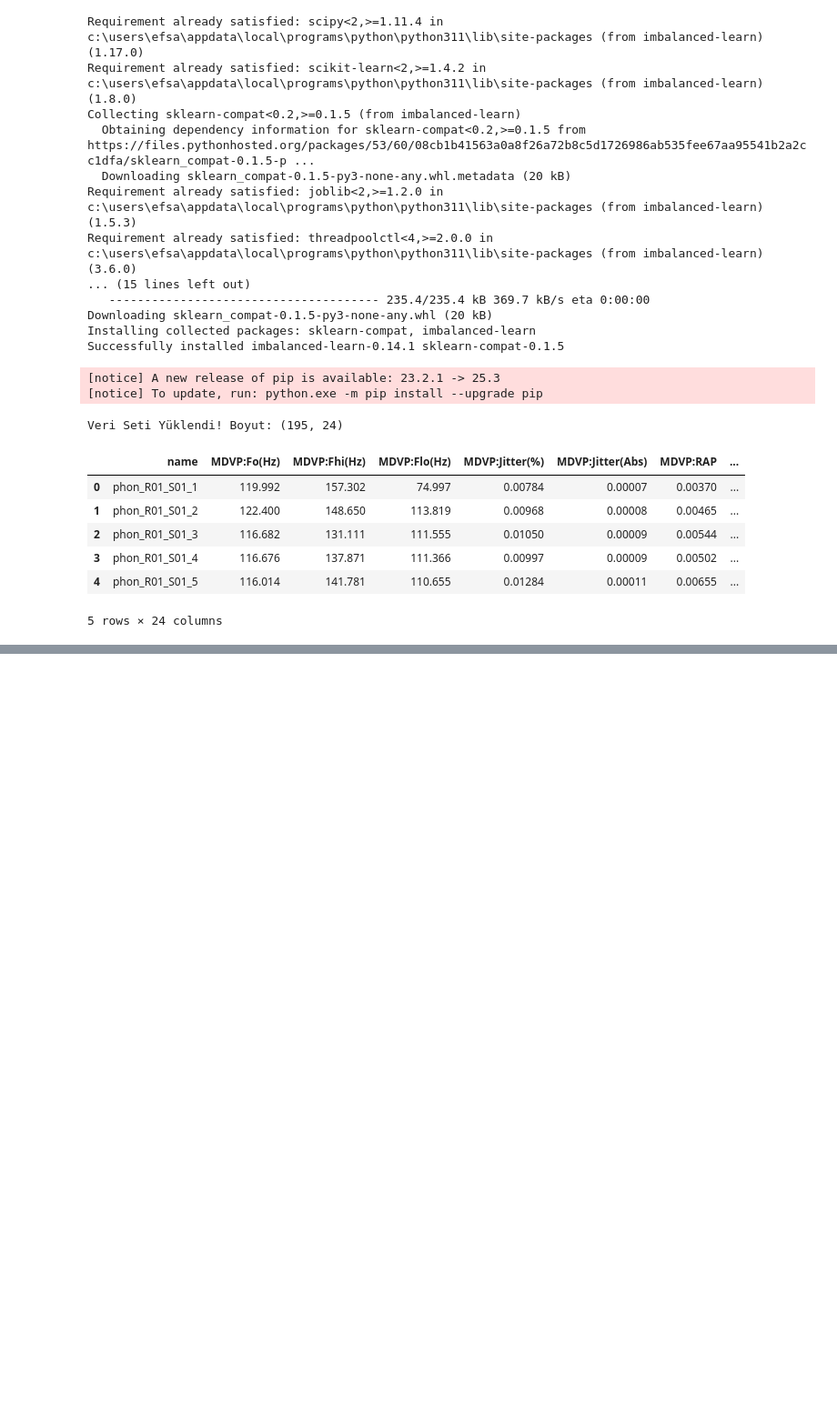
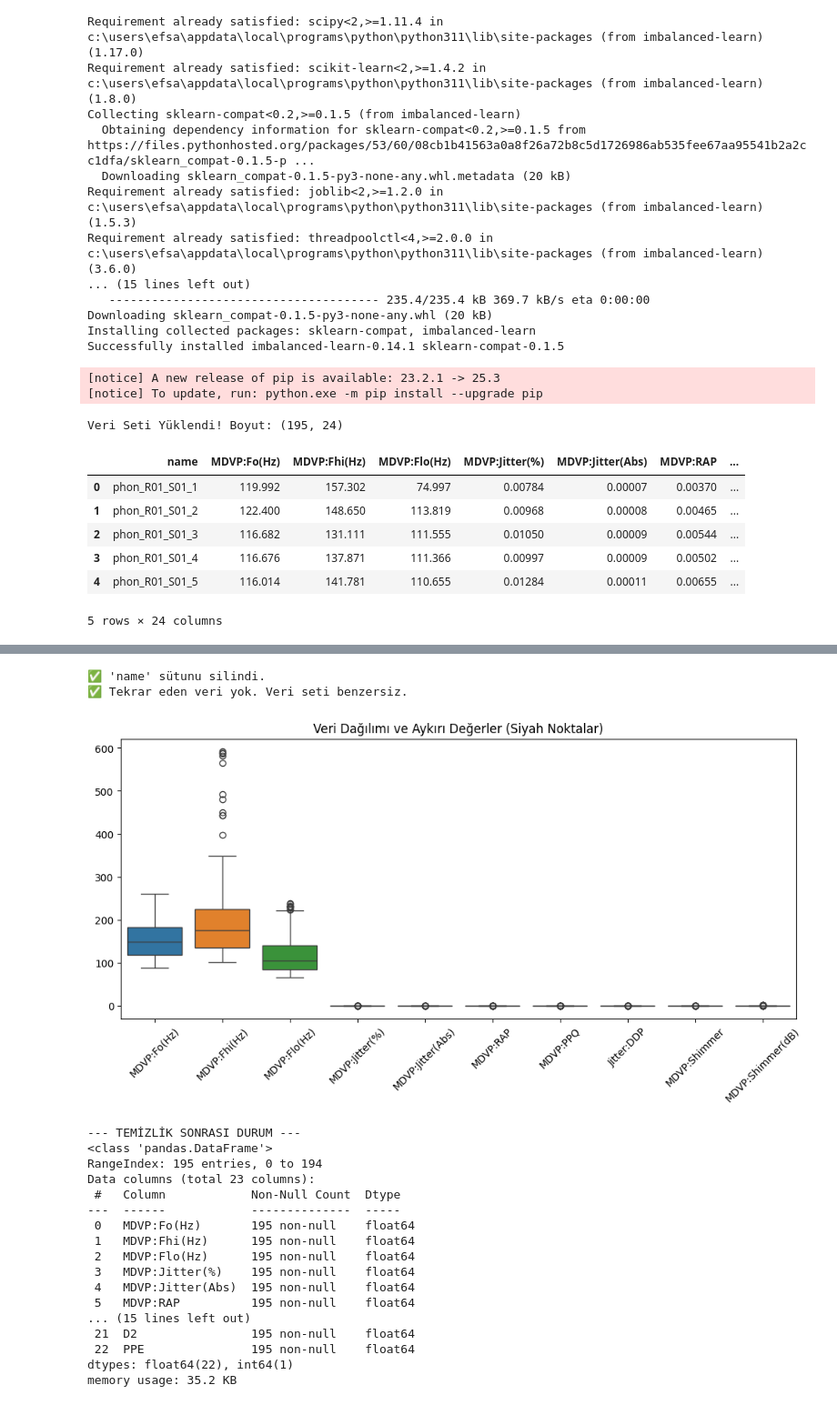
Before and after one commit to HasibeAltuntas06/Parkinson-Voice-Detection, a Jupyter notebook: veri.ipynb, the cells around one changed output, grey strips where cells are left out. Shown at 91% size. Cells and saved outputs as stored; diff of their text form; code cells hidden in the pictures; blank space fills up the shorter version.

```diff
--- a/veri.ipynb
+++ b/veri.ipynb
@@ -123,0 +57,15 @@ Index(['MDVP:Fo(Hz)', 'MDVP:Fhi(Hz)', 'MDVP:Flo(Hz)', 'MDVP:Jitter(%)',
+# %%
+import pandas as pd
+import seaborn as sns
+import matplotlib.pyplot as plt
+
+# 1. Veriyi Yükle
+df = pd.read_csv('parkinsons.csv')
+
+# 2. İlk Bakış
+print(f"Veri Seti Boyutu: {df.shape}")
+print("\n--- Sütun Tipleri ve Boş Veri Durumu ---")
+df.info()
+
+print("\n--- Temel İstatistikler ---")
+display(df.describe().T) # Transpose (.T) ile tabloyu yan çevirip daha rahat okuruz
@@ -123,0 +107,55 @@ Index(['MDVP:Fo(Hz)', 'MDVP:Fhi(Hz)', 'MDVP:Flo(Hz)', 'MDVP:Jitter(%)',
+# %%
+# --- ADIM 1: SADECE VERİ TEMİZLİĞİ (DATA CLEANING) ---
+
+# 1. Gereksiz 'name' sütununu atalım
+# (Model sadece sayıları anlar, isimler işi bozar)
+if 'name' in df.columns:
+    df = df.drop(['name'], axis=1)
+    print("✅ 'name' sütunu silindi.")
+else:
+    print("ℹ️ 'name' sütunu zaten yok.")
+
+# 2. Tekrar Eden (Duplicate) Satır Kontrolü
+# Aynı hastanın verisi yanlışlıkla iki kere kaydedilmiş mi?
+tekrar_eden = df.duplicated().sum()
+
+if tekrar_eden > 0:
+    print(f"⚠️ Dikkat: {tekrar_eden} adet tekrar eden satır bulundu ve siliniyor...")
+    df = df.drop_duplicates()
+    print("✅ Tekrarlar temizlendi.")
+else:
+    print("✅ Tekrar eden veri yok. Veri seti benzersiz.")
+
+# 3. Aykırı Değer (Outlier) Kontrolü (Sadece Gözlem)
+# Jitter ve Shimmer değerlerinde aşırı uçuk kaçık sayılar var mı bakalım.
+# NOT: Parkinson hastalarında değerler yüksek çıkabilir, o yüzden bunları silmiyoruz, sadece görüyoruz.
+
+plt.figure(figsize=(12, 5))
+sns.boxplot(data=df.iloc[:, 0:10]) # İlk 10 sütunun dağılımı
+plt.xticks(rotation=45)
+plt.title('Veri Dağılımı ve Aykırı Değerler (Siyah Noktalar)')
+plt.show()
+
+print("\n--- TEMİZLİK SONRASI DURUM ---")
+df.info()
+# %% [output]
+✅ 'name' sütunu silindi.
+✅ Tekrar eden veri yok. Veri seti benzersiz.
+[figure, added]
+--- TEMİZLİK SONRASI DURUM ---
+<class 'pandas.DataFrame'>
+RangeIndex: 195 entries, 0 to 194
+Data columns (total 23 columns):
+ #   Column            Non-Null Count  Dtype
+---  ------            --------------  -----
+ 0   MDVP:Fo(Hz)       195 non-null    float64
+ 1   MDVP:Fhi(Hz)      195 non-null    float64
+ 2   MDVP:Flo(Hz)      195 non-null    float64
+ 3   MDVP:Jitter(%)    195 non-null    float64
+ 4   MDVP:Jitter(Abs)  195 non-null    float64
+ 5   MDVP:RAP          195 non-null    float64
+... (15 lines left out)
+ 21  D2                195 non-null    float64
+ 22  PPE               195 non-null    float64
+dtypes: float64(22), int64(1)
+memory usage: 35.2 KB
```
Also changed, not shown: parts of 4 cells of this notebook.
